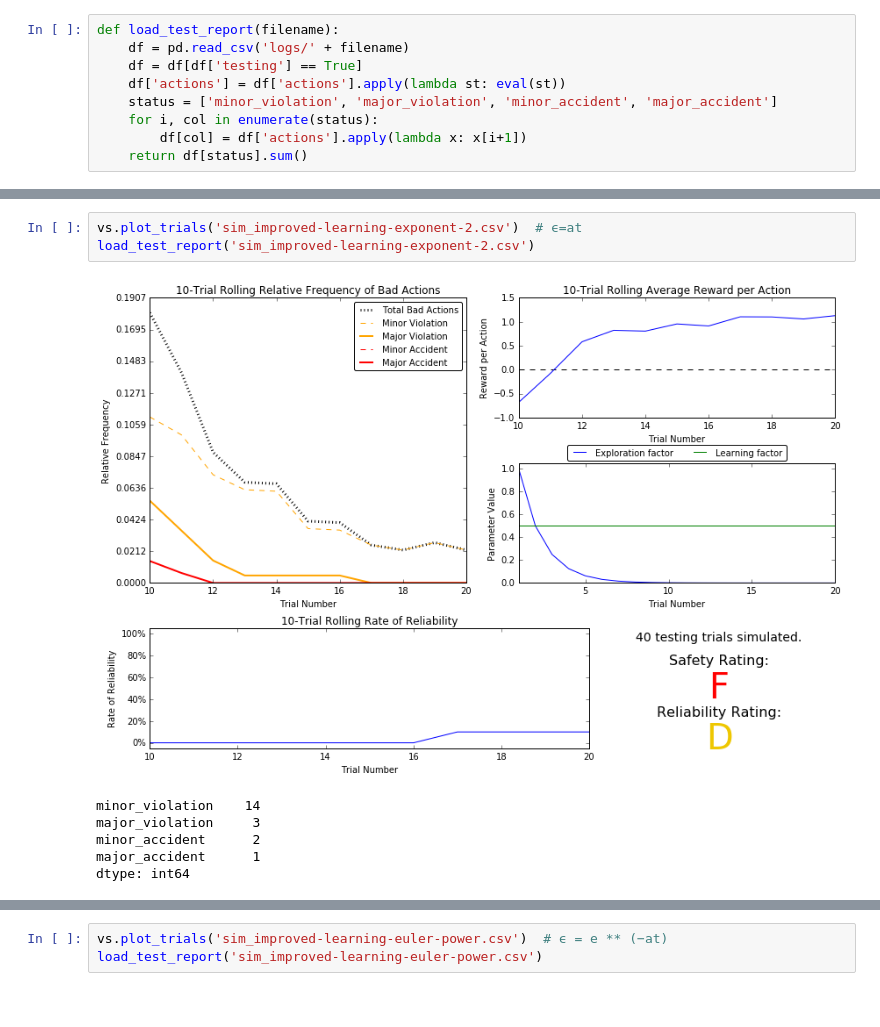
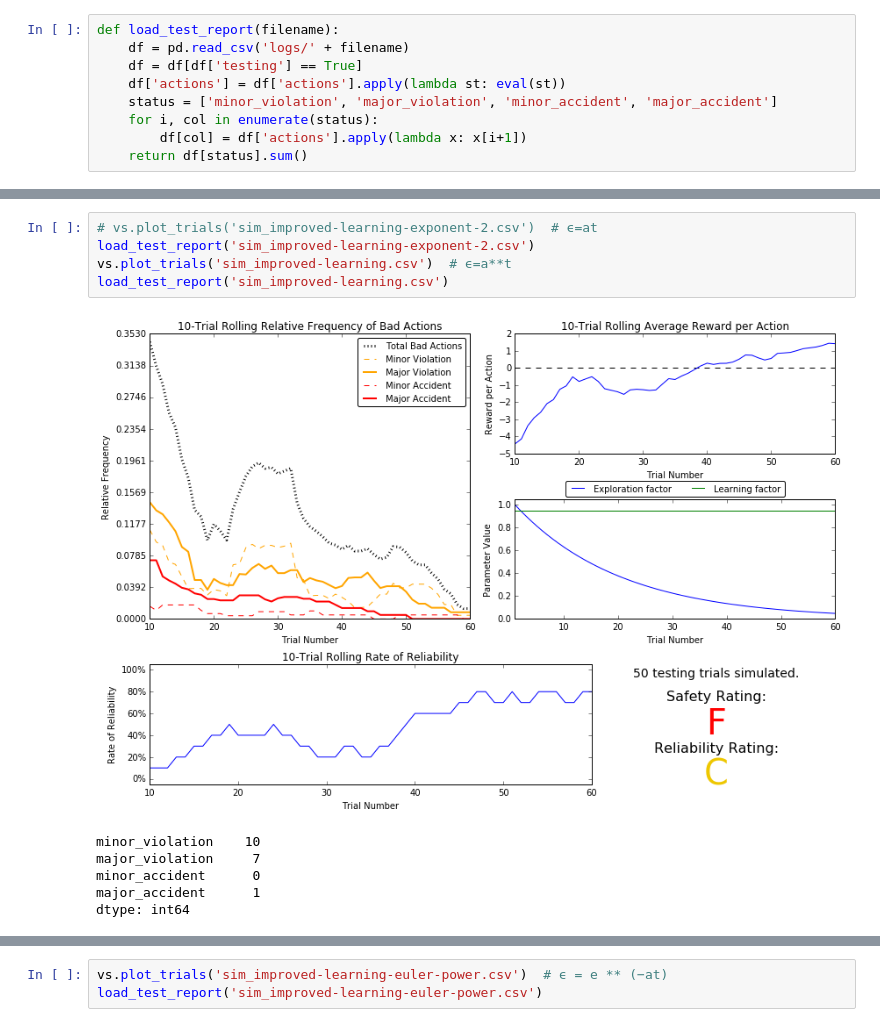
Before and after one commit to vhquang/machine-learning, a Jupyter notebook: projects/smartcab/smartcab.ipynb, the cells around one changed output, grey strips where cells are left out. Cells and saved outputs as stored; diff of their text form.

```diff
--- a/projects/smartcab/smartcab.ipynb
+++ b/projects/smartcab/smartcab.ipynb
@@ -260,11 +264,13 @@ def load_test_report(filename):
 # %%
-vs.plot_trials('sim_improved-learning-exponent-2.csv')  # ϵ=at
+# vs.plot_trials('sim_improved-learning-exponent-2.csv')  # ϵ=at
 load_test_report('sim_improved-learning-exponent-2.csv')
+vs.plot_trials('sim_improved-learning.csv')  # ϵ=a**t
+load_test_report('sim_improved-learning.csv')
 # %% [output]
-[figure, old version]
+[figure, new version]
-minor_violation    14
-major_violation     3
-minor_accident      2
+minor_violation    10
+major_violation     7
+minor_accident      0
 major_accident      1
 dtype: int64
 # %%
```
Also changed, not shown: parts of 6 cells of this notebook, 7 other files.
